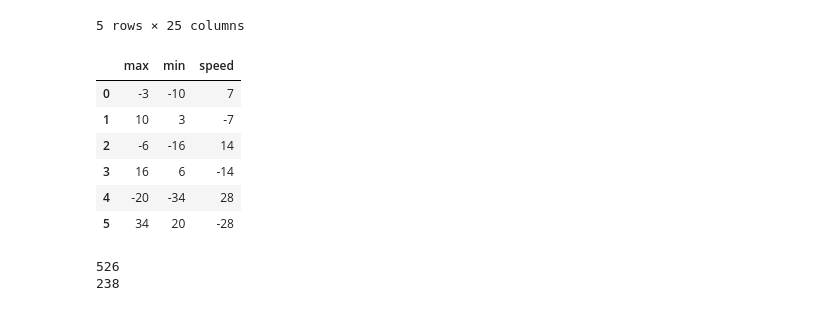
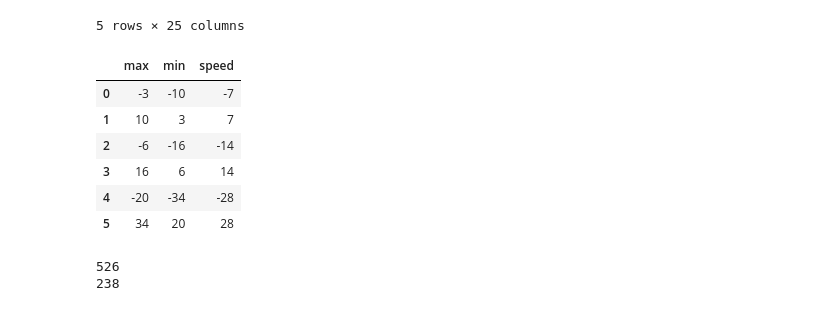
Before and after one commit to alTeska/VR_Acuity, a Jupyter notebook: notebooks/SRB_dtime_2804.ipynb, the cells around one changed output. Cells and saved outputs as stored; diff of their text form; code cells hidden in the pictures.

```diff
--- a/notebooks/SRB_dtime_2804.ipynb
+++ b/notebooks/SRB_dtime_2804.ipynb
@@ -75,18 +75,18 @@ df7.head()
 # print(df7.limmax.min())
 # print(df7.limmax.max())
 # %%
-limits=pd.DataFrame({'speed':[7, -7, 14, -14, 28, -28],
-                     'min'  :[-10, 3, -16, 6, -34, 20],
-                     'max'  :[-3, 10, -6, 16, -20, 34]})
+limits=pd.DataFrame({'speed':[-7 ,  7, -14, 14, -28, 28],
+                     'min'  :[-10,  3, -16,  6, -34, 20],
+                     'max'  :[-3 , 10,  -6, 16, -20, 34]})
 limits
 # %% [output]
 |  | max | min | speed |
-| 0 | -3 | -10 | 7 |
-| 1 | 10 | 3 | -7 |
-| 2 | -6 | -16 | 14 |
-| 3 | 16 | 6 | -14 |
-| 4 | -20 | -34 | 28 |
-| 5 | 34 | 20 | -28 |
+| 0 | -3 | -10 | -7 |
+| 1 | 10 | 3 | 7 |
+| 2 | -6 | -16 | -14 |
+| 3 | 16 | 6 | 14 |
+| 4 | -20 | -34 | -28 |
+| 5 | 34 | 20 | 28 |
 # %%
 df7['limmin'], df7['limmax'] = 0, 0
 for index, row in limits.iterrows():
```
Also changed, not shown: parts of 5 cells of this notebook, 4 other files.
